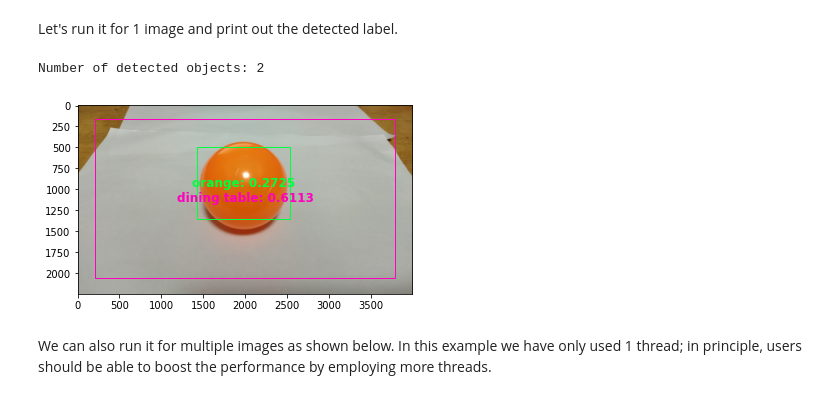
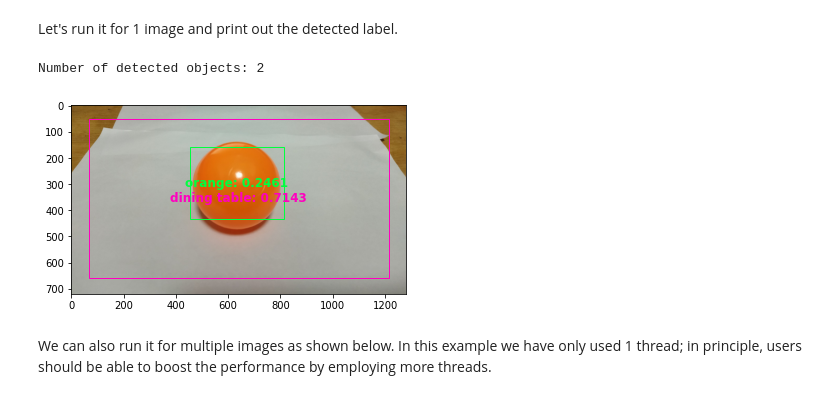
Before and after one commit to iotengineer22/AMD-Pervasive-AI-Developer-Contest, a Jupyter notebook: jupyter_notebooks/pynq-dpu/dpu_yolov3_tf2_coco2017.ipynb, the cells around one changed output. Drawn from its saved outputs; the diff is of its cells as text; code cells hidden in the pictures.

```diff
--- a/jupyter_notebooks/pynq-dpu/dpu_yolov3_tf2_coco2017.ipynb
+++ b/jupyter_notebooks/pynq-dpu/dpu_yolov3_tf2_coco2017.ipynb
@@ -349,10 +349,10 @@ def run(image_index, display=False):
 # %% [markdown]
 Let's run it for 1 image and print out the detected label.
 # %%
-run(7, display=True)
+run(0, display=True)
 # %% [output]
 Number of detected objects: 2
-[figure, old version]
+[figure, new version]
 # %% [markdown]
 We can also run it for multiple images as shown below. In this example
 we have only used 1 thread; in principle, users should be able to boost
```
Also changed, not shown: parts of 2 cells of this notebook, 1 other file.
